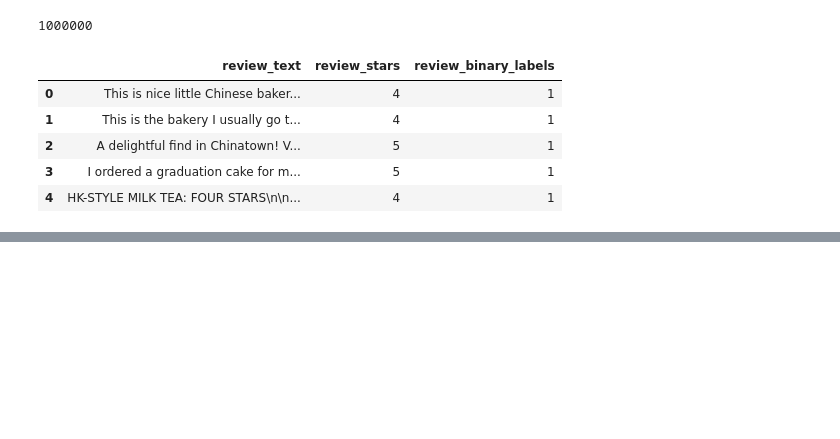
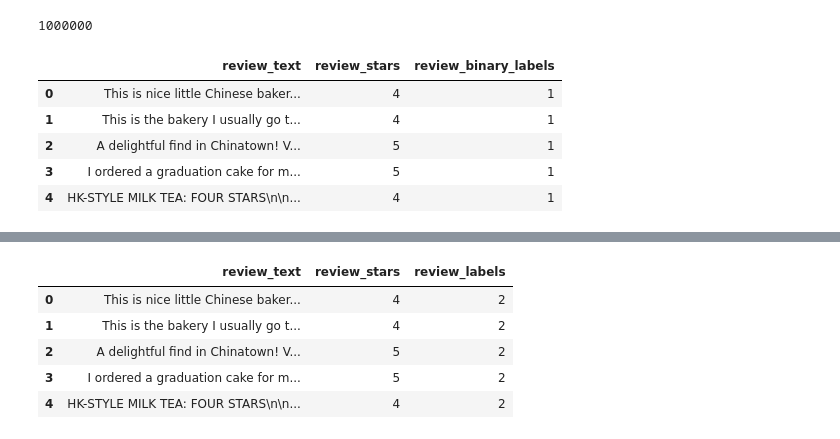
Before and after one commit to harshika14/CMPE-257_ProjectTeam12, a Jupyter notebook: code/app/02_review-sentiment-prediction_logistic-regression_Swapna.ipynb, the cells around one changed output, grey strips where cells are left out. Cells and saved outputs as stored; diff of their text form; code cells hidden in the pictures; blank space fills up the shorter version.

```diff
--- a/code/app/02_review-sentiment-prediction_logistic-regression_Swapna.ipynb
+++ b/code/app/02_review-sentiment-prediction_logistic-regression_Swapna.ipynb
@@ -226,0 +285,9 @@ plt.xlabel('Word', fontsize = 10);
+# %%
+ca_reviews_df.head()
+# %% [output]
+|  | review_text | review_stars | review_labels |
+| 0 | This is nice little Chinese baker... | 4 | 2 |
+| 1 | This is the bakery I usually go t... | 4 | 2 |
+| 2 | A delightful find in Chinatown! V... | 5 | 2 |
+| 3 | I ordered a graduation cake for m... | 5 | 2 |
+| 4 | HK-STYLE MILK TEA: FOUR STARS\n\n... | 4 | 2 |
```
Also changed, not shown: parts of 24 cells of this notebook, 1 other file.
